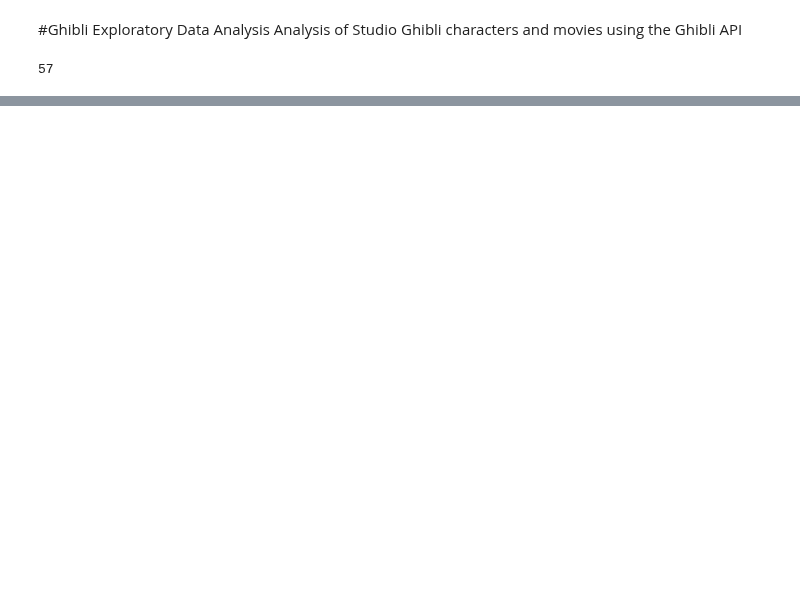
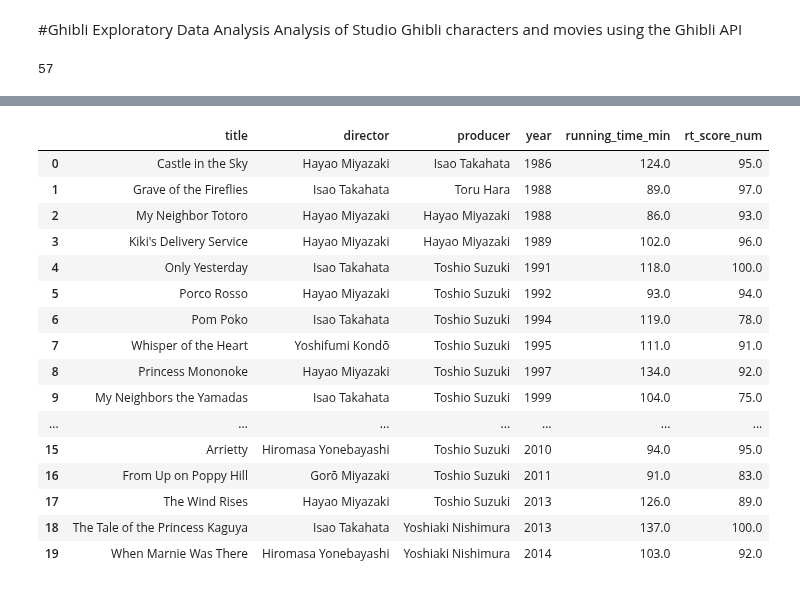
Before and after one commit to josepeon/python_dad_class, a Jupyter notebook: ghibli_eda.ipynb, the cells around one changed output, grey strips where cells are left out. Cells and saved outputs as stored; diff of their text form; code cells hidden in the pictures; blank space fills up the shorter version.

```diff
--- a/ghibli_eda.ipynb
+++ b/ghibli_eda.ipynb
@@ -47,3 +47,41 @@ people.head(20)
 | 17 | 20e3bd33-b35d-41e6-83a4-57ca7f028d38 | Kohroku | Male | Adult | Black | Brown | [https://ghibliapi.vercel.app/fil... | https://ghibliapi.vercel.app/spec... | https://ghibliapi.vercel.app/peop... |
 | 18 | 8bccdc78-545b-49f4-a4c8-756163a38c91 | Gonza | Male | Adult | Grey | Bald, but beard is Brown | [https://ghibliapi.vercel.app/fil... | https://ghibliapi.vercel.app/spec... | https://ghibliapi.vercel.app/peop... |
 | 19 | 116bfe1b-3ba8-4fa0-8f72-88537a493cb9 | Hii-sama | Female | Over 50 | Brown | White | [https://ghibliapi.vercel.app/fil... | https://ghibliapi.vercel.app/spec... | https://ghibliapi.vercel.app/peop... |
+# %%
+def to_float(x):
+    try:
+        return float(str(x).strip())
+    except:
+        return np.nan
+
+films["running_time_min"] = films["running_time"].apply(to_float)
+films["rt_score_num"]     = films["rt_score"].apply(to_float)
+films["year"]             = pd.to_numeric(films["release_date"], errors="coerce")
+# %%
+def to_int_or_nan(x):
+    try:
+        return int(str(x))
+    except:
+        return np.nan
+
+people["age_num"] = people["age"].apply(to_int_or_nan)
+
+films[["title","director","producer","year","running_time_min","rt_score_num"]].head(20)
+# %% [output]
+|  | title | director | producer | year | running_time_min | rt_score_num |
+| 0 | Castle in the Sky | Hayao Miyazaki | Isao Takahata | 1986 | 124.0 | 95.0 |
+| 1 | Grave of the Fireflies | Isao Takahata | Toru Hara | 1988 | 89.0 | 97.0 |
+| 2 | My Neighbor Totoro | Hayao Miyazaki | Hayao Miyazaki | 1988 | 86.0 | 93.0 |
+| 3 | Kiki's Delivery Service | Hayao Miyazaki | Hayao Miyazaki | 1989 | 102.0 | 96.0 |
+| 4 | Only Yesterday | Isao Takahata | Toshio Suzuki | 1991 | 118.0 | 100.0 |
+| 5 | Porco Rosso | Hayao Miyazaki | Toshio Suzuki | 1992 | 93.0 | 94.0 |
+| 6 | Pom Poko | Isao Takahata | Toshio Suzuki | 1994 | 119.0 | 78.0 |
+| 7 | Whisper of the Heart | Yoshifumi Kondō | Toshio Suzuki | 1995 | 111.0 | 91.0 |
+| 8 | Princess Mononoke | Hayao Miyazaki | Toshio Suzuki | 1997 | 134.0 | 92.0 |
+| 9 | My Neighbors the Yamadas | Isao Takahata | Toshio Suzuki | 1999 | 104.0 | 75.0 |
+| ... | ... | ... | ... | ... | ... | ... |
+| 15 | Arrietty | Hiromasa Yonebayashi | Toshio Suzuki | 2010 | 94.0 | 95.0 |
+| 16 | From Up on Poppy Hill | Gorō Miyazaki | Toshio Suzuki | 2011 | 91.0 | 83.0 |
+| 17 | The Wind Rises | Hayao Miyazaki | Toshio Suzuki | 2013 | 126.0 | 89.0 |
+| 18 | The Tale of the Princess Kaguya | Isao Takahata | Yoshiaki Nishimura | 2013 | 137.0 | 100.0 |
+| 19 | When Marnie Was There | Hiromasa Yonebayashi | Yoshiaki Nishimura | 2014 | 103.0 | 92.0 |
```
